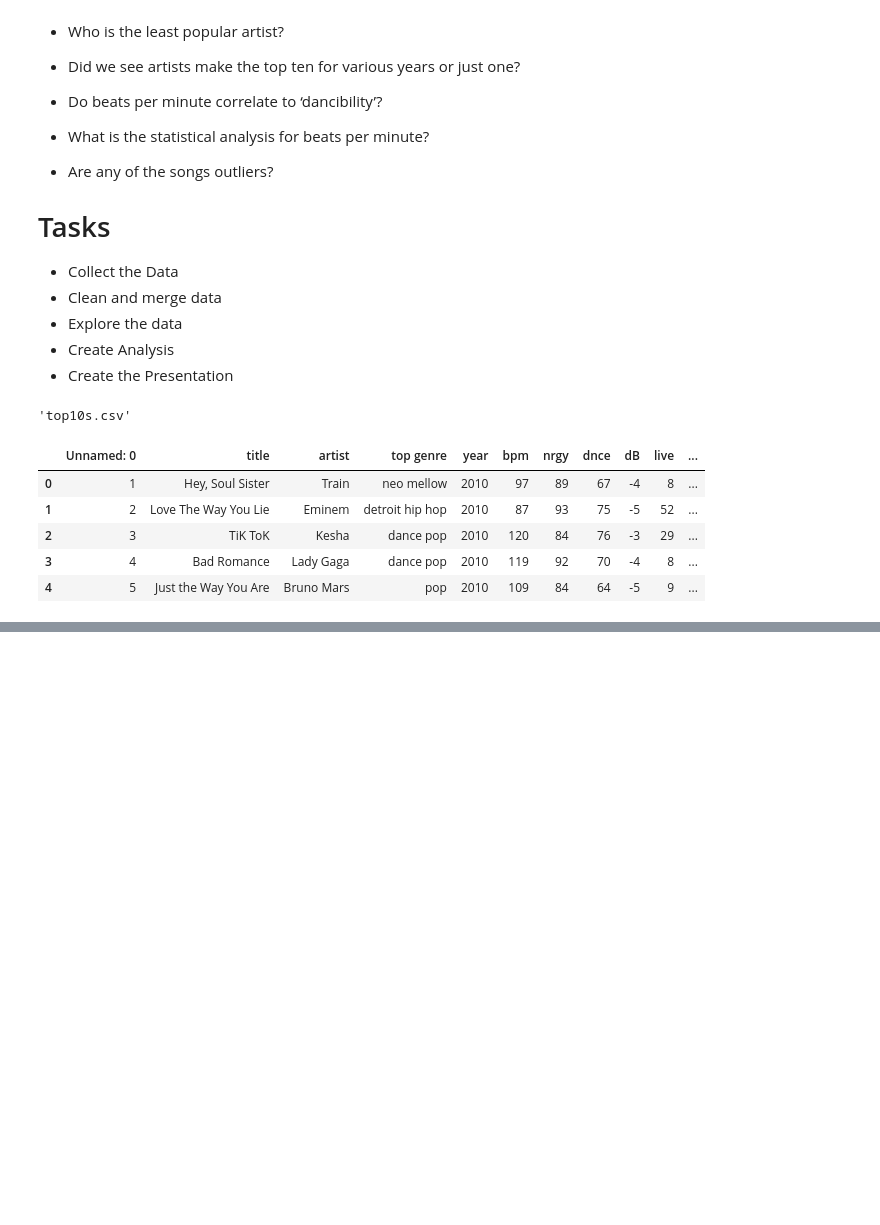
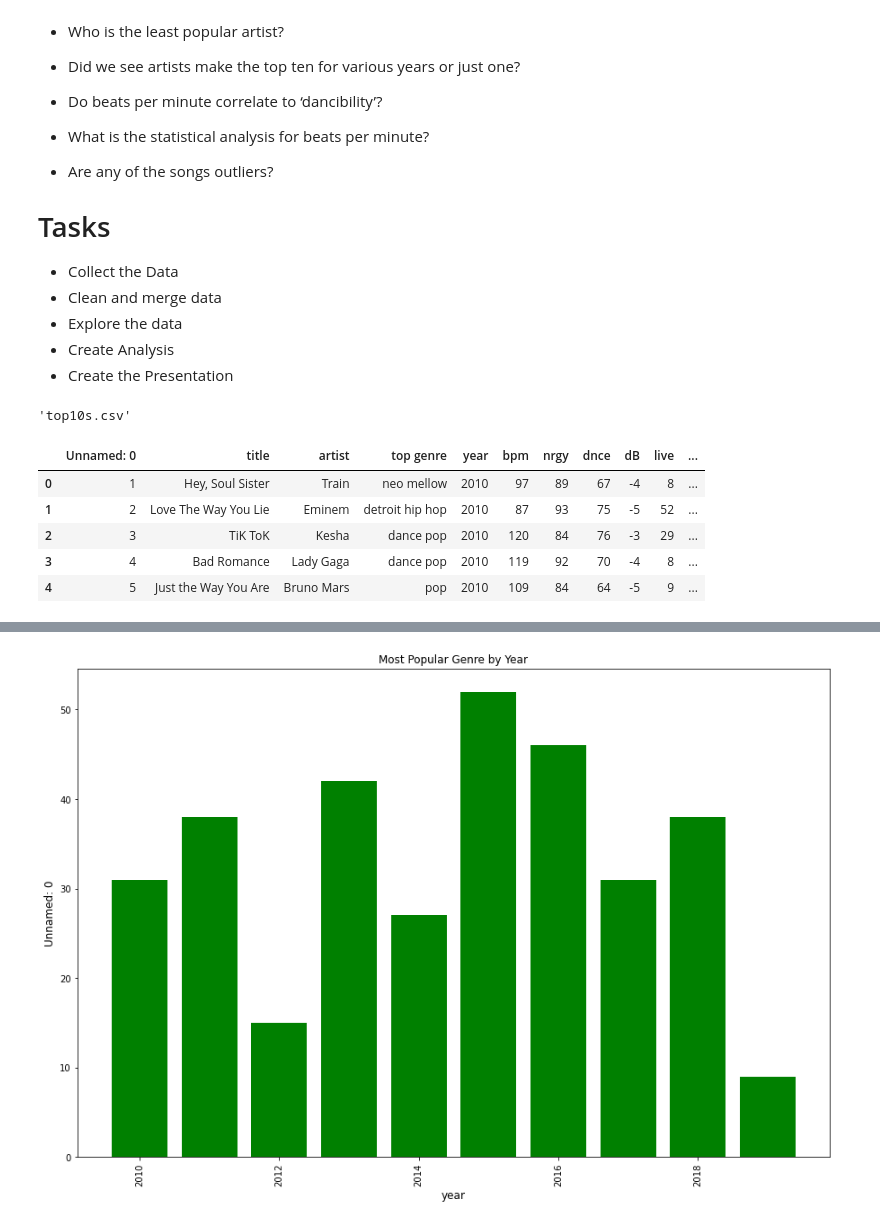
Before and after one commit to Tman2111/butler_groupE_project1, a Jupyter notebook: Team E Project.ipynb, the cells around one changed output, grey strips where cells are left out. Cells and saved outputs as stored; diff of their text form; code cells hidden in the pictures; blank space fills up the shorter version.

```diff
--- a/Team E Project.ipynb
+++ b/Team E Project.ipynb
@@ -110,2 +129,19 @@ top_genre_year_df.head()
+# %%
+plt.figure(figsize=[15,10])
+x_axis=cleaner_by_year_df['Year']
+y_axis=cleaner_by_year_df['Total']
+
+plt.bar(x_axis, y_axis, color = 'g')
+plt.xlabel('year', fontsize = 12)
+plt.xticks(rotation='vertical')
+
+plt.ylabel('Unnamed: 0', fontsize = 12)
+plt.title('Most Popular Genre by Year')
+plt.show()
+
+# save plot as .pngs
+#plt.savefig("../Most Popular Genre Overall.png")
+# %% [output]
+[figure, added]
 # %%
 # Determine least popular genres overall
```
Also changed, not shown: parts of 9 cells of this notebook.
